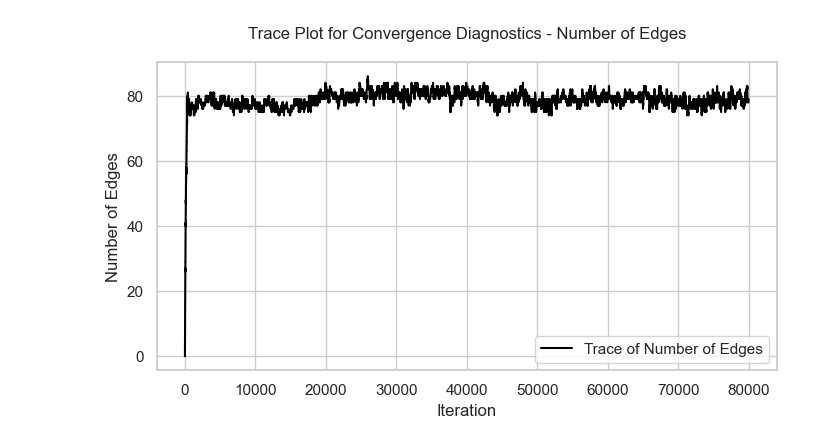
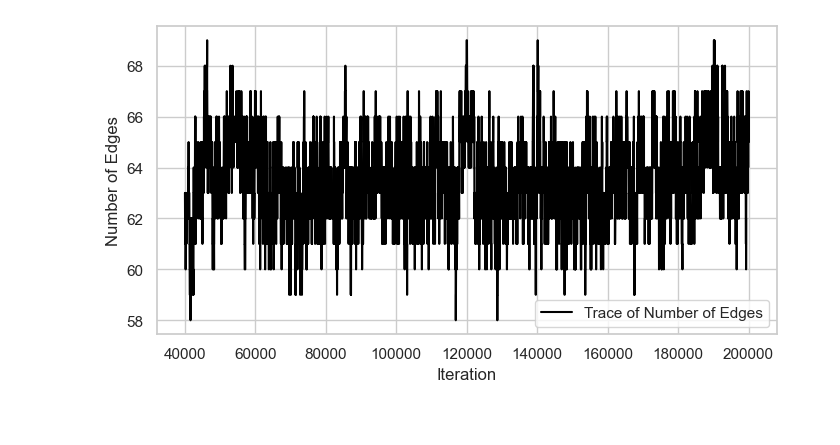
Before and after one commit to fabrizio-n/Bayesian_graphical_modelling_for_fault_diagnosis_in_industrial_plant_operations, a Jupyter notebook: python_mcmcdagtargets/turboden_study.ipynb, the cells around one changed output. Saved outputs shown, nothing was run; the diff lists cells and outputs as text; code cells hidden in the pictures.

```diff
--- a/python_mcmcdagtargets/turboden_study.ipynb
+++ b/python_mcmcdagtargets/turboden_study.ipynb
@@ -46,8 +46,8 @@ b_k = 1
 w   = 0.1
 
 ## Fix number of MCMC iterations and burn-in
-S    = 80000
-burn = 16000
+S    = 200000
+burn = 40000
 
 # Run MCMC algorithm
 out = mcmc.mcmc_dag_targets(
@@ -63,18 +63,18 @@ Trace_DAG_edges = out['Trace_DAG_edges']
 # %%
 plt.figure(figsize=(8, 4))
 
 # Set Seaborn style and color palette
 sns.set(style="whitegrid")
 
 # Plot the trace using Seaborn
-sns.lineplot(x=range(S), y=Trace_DAG_edges, label='Trace of Number of Edges', color="Black")
-plt.title('Trace Plot for Convergence Diagnostics - Number of Edges', y=1.05)
+sns.lineplot(x=range(burn, S), y=Trace_DAG_edges[burn:S], label='Trace of Number of Edges', color="Black")
+#plt.title('Trace Plot for Convergence Diagnostics - Number of Edges', y=1.05)
 plt.xlabel('Iteration')
 plt.ylabel('Number of Edges')
 plt.legend()
 
-plt.savefig('output/turboden/post_trace.png')
+plt.savefig('output/turboden/post_trace.png', bbox_inches='tight')
 plt.show()
 # %% [output]
-[figure, old version]
+[figure, new version]
 # %%
```
Also changed, not shown: parts of 4 cells of this notebook, 18 other files.
